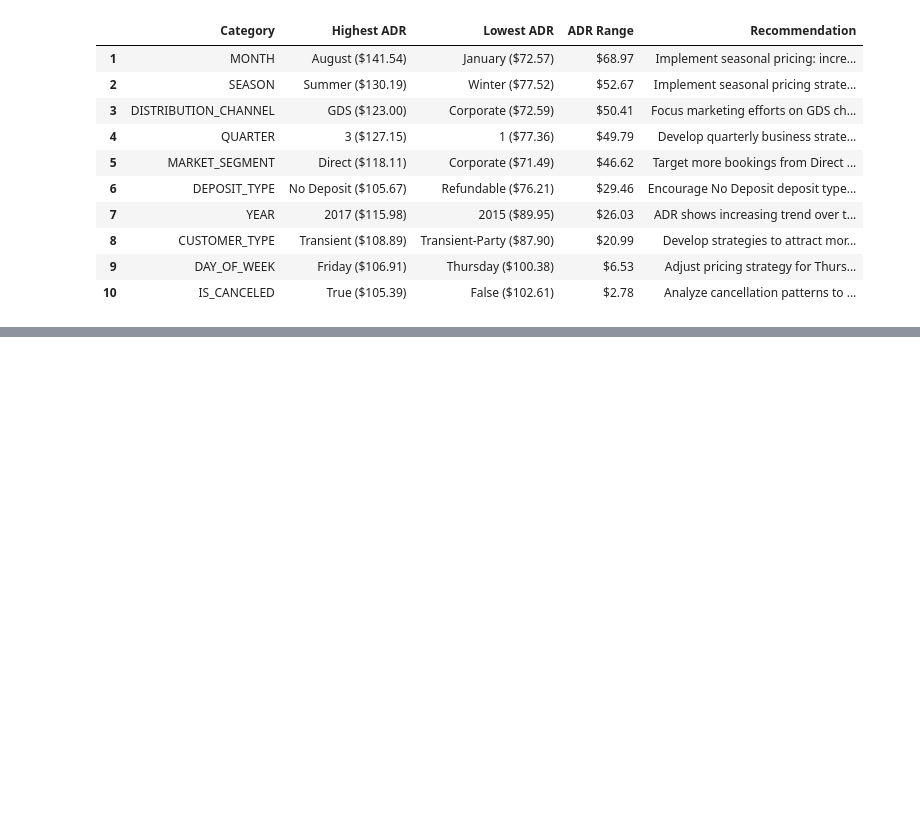
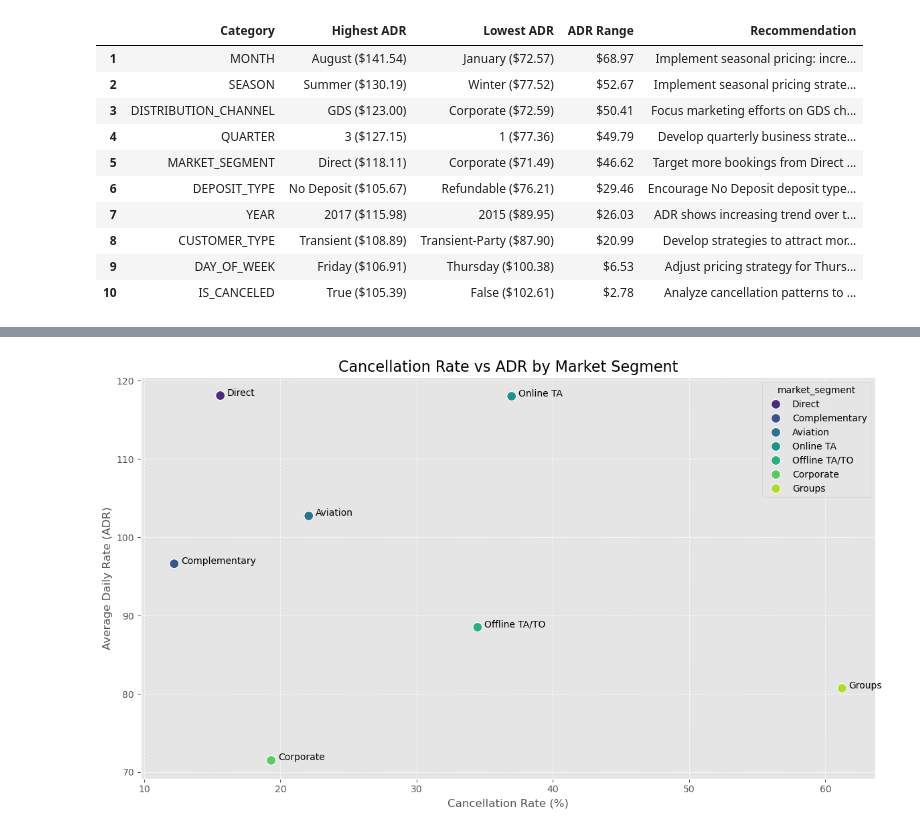
Before and after one commit to GuillermoDuMa/Reboot-Academy-Project-2-Hotel-Bookings, a Jupyter notebook: EDA-davidV2.ipynb, the cells around one changed output, grey strips where cells are left out. Cells and saved outputs as stored; diff of their text form; code cells hidden in the pictures; blank space fills up the shorter version.

```diff
--- a/EDA-david.ipynb
+++ b/EDA-davidV2.ipynb
@@ -839,0 +907,84 @@ Detailed ADR Analysis and Recommendations
+# %%
+# ----- CANCELLATION ANALYSIS -----
+
+# 1. ADR by cancellation status
+adr_canceled = df.groupby('is_canceled')['adr'].agg(['mean', 'median', 'count', 'std']).reset_index()
+print("\n8. ADR by Cancellation Status:")
+print(adr_canceled)
+
+# 2. Cancellation rate by market segment
+cancel_by_segment = df.groupby('market_segment')['is_canceled'].mean().reset_index()
+cancel_by_segment.columns = ['market_segment', 'cancellation_rate']
+cancel_by_segment['cancellation_rate'] = cancel_by_segment['cancellation_rate'] * 100  # Convert to percentage
+cancel_by_segment = cancel_by_segment.sort_values('cancellation_rate', ascending=False)
+print("\nCancellation Rate by Market Segment (%):")
+print(cancel_by_segment)
+
+# 3. Cancellation rate by deposit type
+cancel_by_deposit = df.groupby('deposit_type')['is_canceled'].mean().reset_index()
+cancel_by_deposit.columns = ['deposit_type', 'cancellation_rate']
+cancel_by_deposit['cancellation_rate'] = cancel_by_deposit['cancellation_rate'] * 100  # Convert to percentage
+cancel_by_deposit = cancel_by_deposit.sort_values('cancellation_rate', ascending=False)
+print("\nCancellation Rate by Deposit Type (%):")
+print(cancel_by_deposit)
+
+# 4. ADR and cancellation rate combined analysis
+segment_cancel_adr = df.groupby('market_segment').agg({
+    'is_canceled': 'mean',
+    'adr': 'mean'
+}).reset_index()
+segment_cancel_adr.columns = ['market_segment', 'cancellation_rate', 'avg_adr']
+segment_cancel_adr['cancellation_rate'] = segment_cancel_adr['cancellation_rate'] * 100
+segment_cancel_adr['expected_adr'] = segment_cancel_adr['avg_adr'] * (1 - segment_cancel_adr['cancellation_rate']/100)
+segment_cancel_adr = segment_cancel_adr.sort_values('expected_adr', ascending=False)
+print("\nMarket Segments by Expected ADR (accounting for cancellations):")
+print(segment_cancel_adr)
+
+# 5. Lead time vs cancellation analysis
+df['lead_time_bucket'] = pd.cut(df['lead_time'], bins=[0, 30, 90, 180, 365, df['lead_time'].max()],
+                              labels=['0-30 days', '31-90 days', '91-180 days', '181-365 days', '>365 days'])
+lead_cancel = df.groupby('lead_time_bucket').agg({
+    'is_canceled': 'mean',
+    'adr': 'mean'
+}).reset_index()
+lead_cancel.columns = ['lead_time_bucket', 'cancellation_rate', 'avg_adr']
+lead_cancel['cancellation_rate'] = lead_cancel['cancellation_rate'] * 100
+lead_cancel['expected_adr'] = lead_cancel['avg_adr'] * (1 - lead_cancel['cancellation_rate']/100)
+print("\nLead Time vs Cancellation Rate and ADR:")
+print(lead_cancel)
+
+# ----- VISUALIZATIONS FOR CANCELLATION ANALYSIS -----
+
+""" # 1. ADR by cancellation status
+plt.figure(figsize=(10, 6))
+sns.barplot(x=adr_canceled['is_canceled'].map({True: 'Canceled', False: 'Not Canceled'}),
+            y=adr_canceled['mean'])
+plt.title('ADR by Cancellation Status', fontsize=16)
+plt.xlabel('Booking Status')
+plt.ylabel('Average Daily Rate (ADR)')
+plt.tight_layout()
+plt.show() """
+
+# 2. Cancellation rate vs ADR by market segment
+plt.figure(figsize=(12, 7))
+sns.scatterplot(data=segment_cancel_adr, x='cancellation_rate', y='avg_adr', s=100,
+               hue='market_segment', palette='viridis')
+for i, row in segment_cancel_adr.iterrows():
+    plt.annotate(row['market_segment'], (row['cancellation_rate']+0.5, row['avg_adr']), fontsize=10)
+plt.title('Cancellation Rate vs ADR by Market Segment', fontsize=16)
+plt.xlabel('Cancellation Rate (%)')
+plt.ylabel('Average Daily Rate (ADR)')
+plt.grid(True, linestyle='--', alpha=0.7)
+plt.tight_layout()
+plt.show()
+
+# 3. Expected ADR (after accounting for cancellations)
+plt.figure(figsize=(12, 7))
+sns.barplot(x=segment_cancel_adr['market_segment'], y=segment_cancel_adr['expected_adr'])
+plt.title('Expected ADR by Market Segment (After Cancellations)', fontsize=16)
+plt.xlabel('Market Segment')
+plt.ylabel('Expected ADR')
+plt.xticks(rotation=45)
+plt.tight_layout()
+plt.show()
+# %% [output]
@@ -839,0 +1008 @@ Detailed ADR Analysis and Recommendations
+[figure, added]
```
Also changed, not shown: parts of 9 cells of this notebook.
